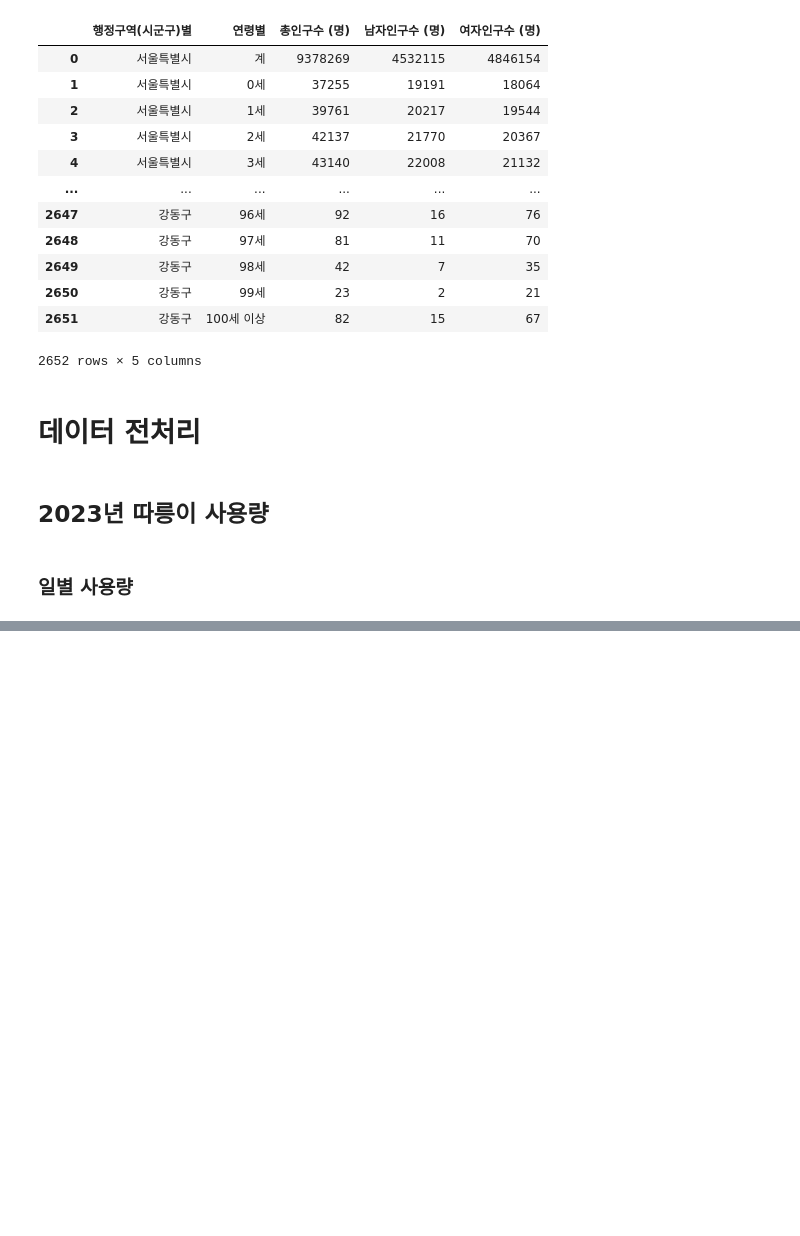
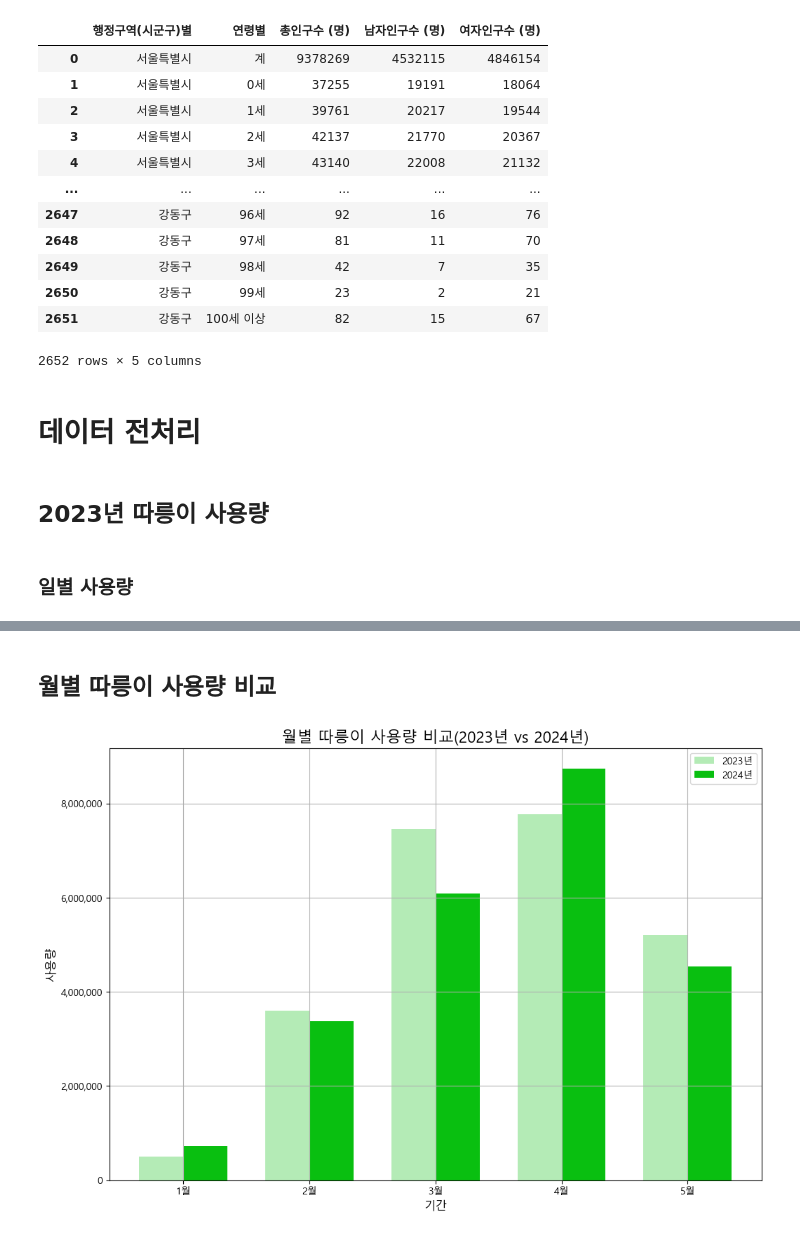
Before and after one commit to LeeShawnhun/bigdata_termproject, a Jupyter notebook: 빅데이터분석(가)_텀프로젝트.ipynb, the cells around one changed output, grey strips where cells are left out. Saved outputs shown, nothing was run; the diff lists cells and outputs as text; code cells hidden in the pictures; blank space fills up the shorter version.

```diff
--- a/빅데이터분석(가)_텀프로젝트.ipynb
+++ b/빅데이터분석(가)_텀프로젝트.ipynb
@@ -187,0 +216,7 @@ df_2023.groupby("기준_날짜")[["시작_대여소_ID"]].count()
+# %%
+daily_2023["월"] = daily_2023["기준_날짜"].dt.month.astype(str) + "월"
+
+monthly_2023 = daily_2023.copy()
+monthly_2023 = monthly_2023.drop([8, 9, 10, 22, 23, 24])
+
+monthly_2023 = monthly_2023.groupby("월")[["2023년"]].sum()
@@ -187,0 +312,29 @@ df_2023.groupby("기준_날짜")[["시작_대여소_ID"]].count()
+# %% [markdown]
+## 월별 따릉이 사용량 비교
+# %%
+fig, ax = plt.subplots(figsize=(12, 8))
+
+x_labels = ['1월', '2월', '3월', '4월', '5월']
+x = np.arange(len(x_labels))
+
+width = 0.35
+
+ax.bar(x - width/2, monthly_2023["2023년"], width, label = "2023년", color="#09bf10", alpha=0.3)
+ax.bar(x + width/2, monthly_2024["2024년"], width, label = "2024년", color="#09bf10")
+
+ax.set_xticks(x)
+ax.set_xticklabels(x_labels)
+
+current_values = plt.gca().get_yticks()
+plt.gca().set_yticklabels(['{:,.0f}'.format(x) for x in current_values])
+
+plt.xlabel("기간", fontsize = 12)
+plt.ylabel("사용량", fontsize = 12)
+plt.title("월별 따릉이 사용량 비교(2023년 vs 2024년)", fontsize = 16)
+
+plt.grid()
+plt.legend()
+
+plt.show()
+# %% [output]
+[figure, added]
```
Also changed, not shown: parts of 25 cells of this notebook, 2 other files.
